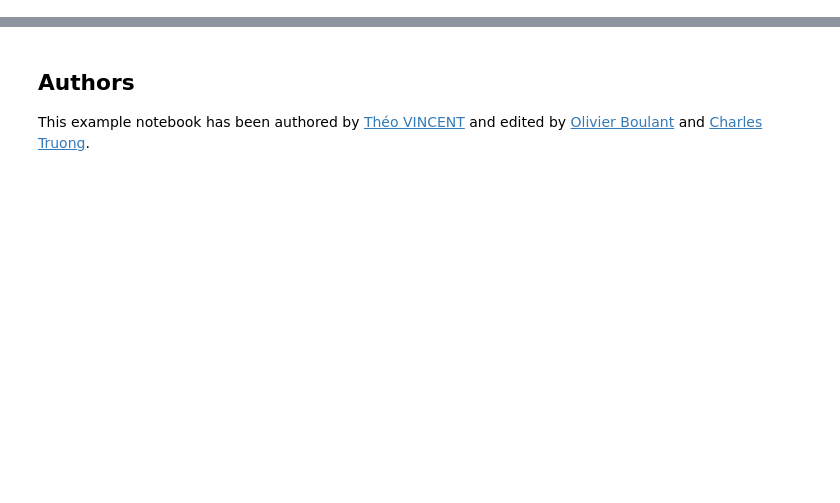
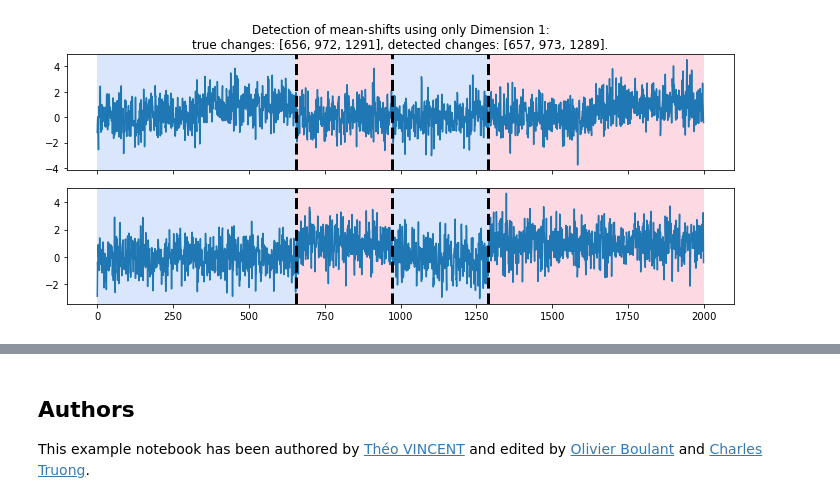
Before and after one commit to deepcharles/ruptures, a Jupyter notebook: docs/examples/ensemble-dimensions.ipynb, the cells around one changed output, grey strips where cells are left out. Cells and saved outputs as stored; diff of their text form; code cells hidden in the pictures; blank space fills up the shorter version.

```diff
--- a/docs/examples/ensemble-dimensions.ipynb
+++ b/docs/examples/ensemble-dimensions.ipynb
@@ -131,0 +120,11 @@ _ = axes[0].set_title("Scores along each dimension")
+# %%
+# Detect mean-shift on the second dimension
+cost_function = CostL2OnSingleDim(dim=1)
+algo_on_dim_1 = rpt.Window(width=WINDOW_SIZE, custom_cost=cost_function, jump=1).fit(signal_with_noise)
+bkps_pred = algo_on_dim_1.predict(n_bkps=len(bkps_on_dim_1)-1)  # the number of changes is known
+# display signal and changes
+fig, axes = rpt.display(signal_with_noise, bkps_on_dim_1, bkps_pred)
+_ = axes[0].set_title((f"""Detection of mean-shifts using only Dimension 1:\n"""n
+f"""true changes: {bkps_on_dim_1[:-1]}, detected changes: {bkps_pred[:-1]}."""))
+# %% [output]
+[figure, added]
```
Also changed, not shown: parts of 27 cells of this notebook.
